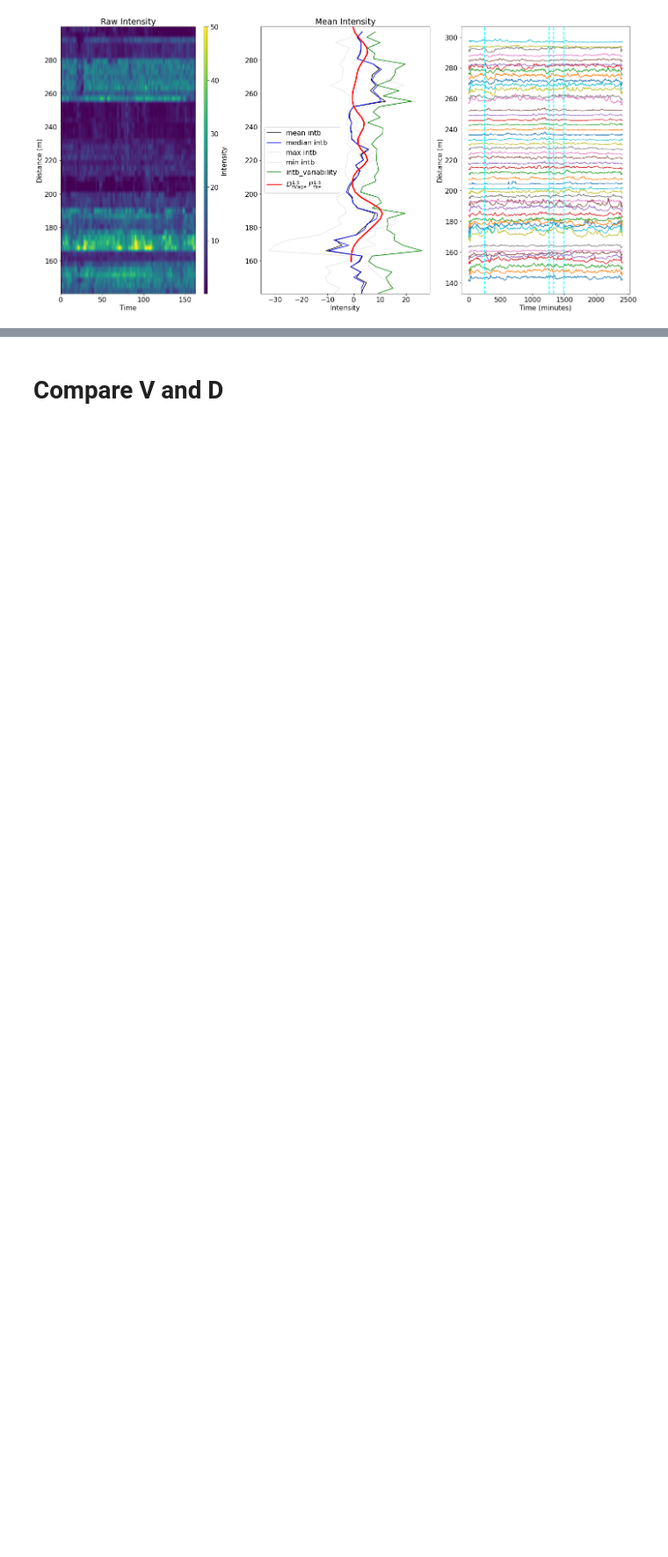
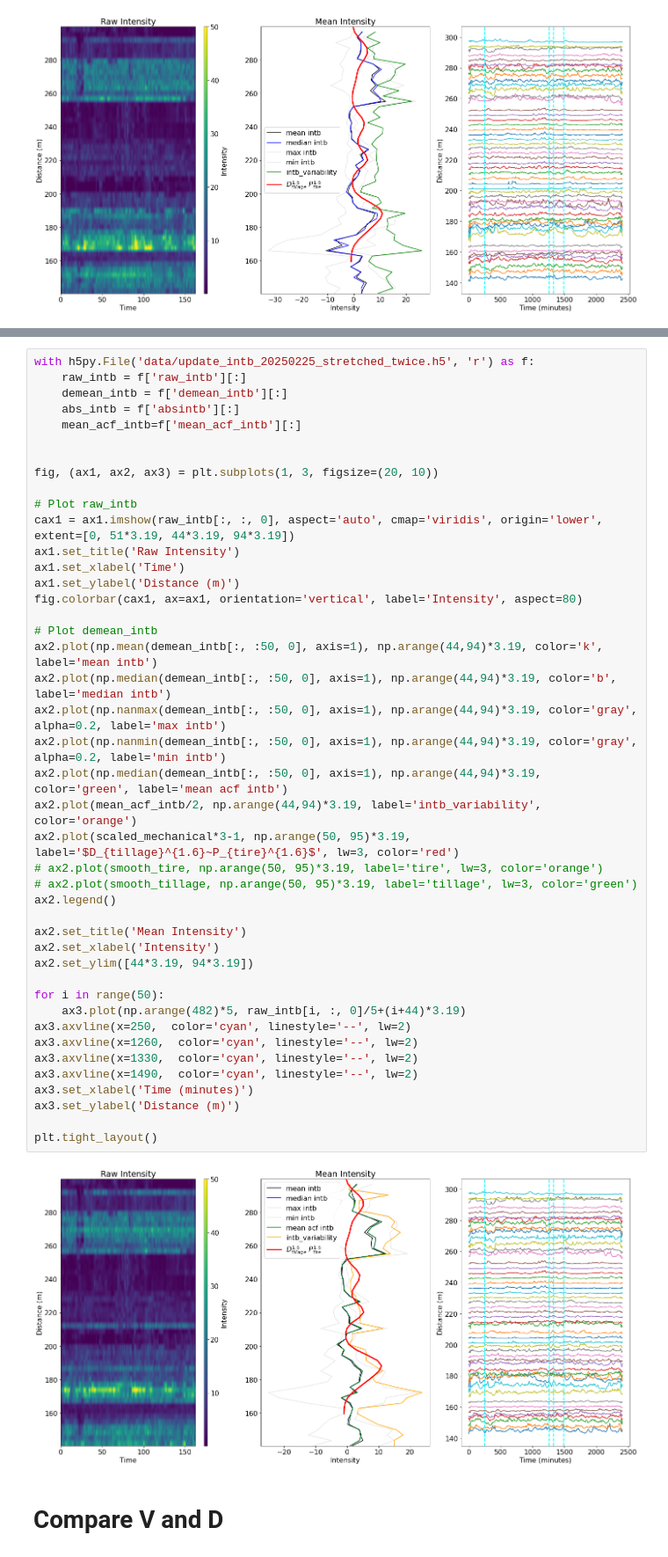
Before and after one commit to Denolle-Lab/FarmDAS, a Jupyter notebook: dvv_and_model/Fig3_spatial_damage.ipynb, the cells around one changed output, grey strips where cells are left out. Shown at 88% size. Saved outputs shown, nothing was run; the diff lists cells and outputs as text; blank space fills up the shorter version.

```diff
--- a/dvv_and_model/Fig3_spatial_damage.ipynb
+++ b/dvv_and_model/Fig3_spatial_damage.ipynb
@@ -167,3 +170,48 @@ plt.tight_layout()
+# %%
+with h5py.File('data/update_intb_20250225_stretched_twice.h5', 'r') as f:
+    raw_intb = f['raw_intb'][:]
+    demean_intb = f['demean_intb'][:]
+    abs_intb = f['absintb'][:]
+    mean_acf_intb=f['mean_acf_intb'][:]
+
+
+fig, (ax1, ax2, ax3) = plt.subplots(1, 3, figsize=(20, 10))
+
+# Plot raw_intb
+cax1 = ax1.imshow(raw_intb[:, :, 0], aspect='auto', cmap='viridis', origin='lower', extent=[0, 51*3.19, 44*3.19, 94*3.19])
+ax1.set_title('Raw Intensity')
+ax1.set_xlabel('Time')
+ax1.set_ylabel('Distance (m)')
+fig.colorbar(cax1, ax=ax1, orientation='vertical', label='Intensity', aspect=80)
+
+# Plot demean_intb
+ax2.plot(np.mean(demean_intb[:, :50, 0], axis=1), np.arange(44,94)*3.19, color='k', label='mean intb')
+ax2.plot(np.median(demean_intb[:, :50, 0], axis=1), np.arange(44,94)*3.19, color='b', label='median intb')
+ax2.plot(np.nanmax(demean_intb[:, :50, 0], axis=1), np.arange(44,94)*3.19, color='gray', alpha=0.2, label='max intb')
+ax2.plot(np.nanmin(demean_intb[:, :50, 0], axis=1), np.arange(44,94)*3.19, color='gray', alpha=0.2, label='min intb')
+ax2.plot(np.median(demean_intb[:, :50, 0], axis=1), np.arange(44,94)*3.19, color='green', label='mean acf intb')
+ax2.plot(mean_acf_intb/2, np.arange(44,94)*3.19, label='intb_variability', color='orange')
+ax2.plot(scaled_mechanical*3-1, np.arange(50, 95)*3.19, label='$D_{tillage}^{1.6}~P_{tire}^{1.6}$', lw=3, color='red')
+# ax2.plot(smooth_tire, np.arange(50, 95)*3.19, label='tire', lw=3, color='orange')
+# ax2.plot(smooth_tillage, np.arange(50, 95)*3.19, label='tillage', lw=3, color='green')
+ax2.legend()
+
+ax2.set_title('Mean Intensity')
+ax2.set_xlabel('Intensity')
+ax2.set_ylim([44*3.19, 94*3.19])
+
+for i in range(50):
+    ax3.plot(np.arange(482)*5, raw_intb[i, :, 0]/5+(i+44)*3.19)
+ax3.axvline(x=250,  color='cyan', linestyle='--', lw=2)
+ax3.axvline(x=1260,  color='cyan', linestyle='--', lw=2)
+ax3.axvline(x=1330,  color='cyan', linestyle='--', lw=2)
+ax3.axvline(x=1490,  color='cyan', linestyle='--', lw=2)
+ax3.set_xlabel('Time (minutes)')
+ax3.set_ylabel('Distance (m)')
+
+plt.tight_layout()
+# %% [output]
+[figure, added]
 # %% [markdown]
 # Compare V and D
 # %%
```
Also changed, not shown: parts of 3 cells of this notebook, 1 other file.
